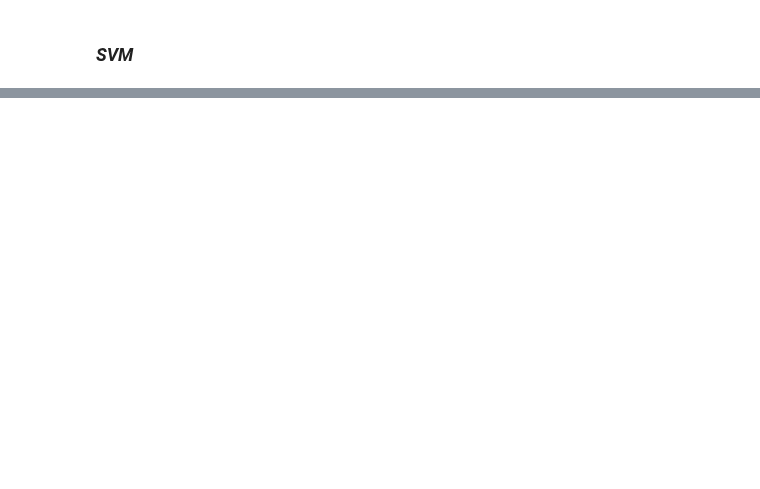
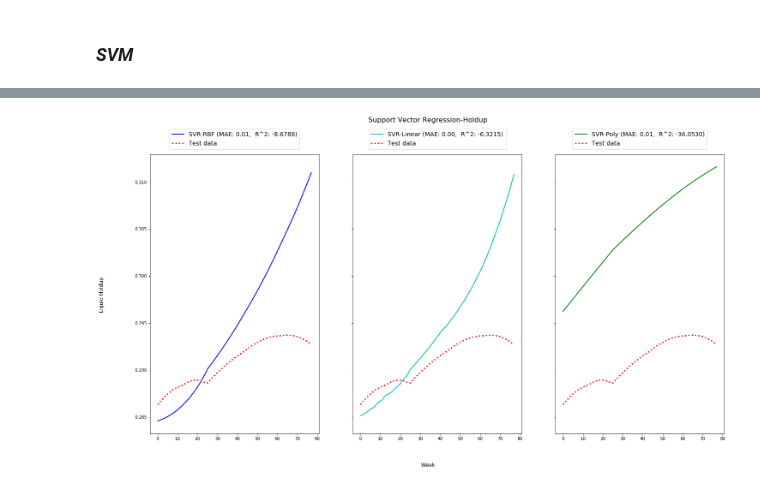
Before and after one commit to d8veone/Shale_well_Machine_Learning, a Jupyter notebook: Well_prediction.ipynb, the cells around one changed output, grey strips where cells are left out. Cells and saved outputs as stored; diff of their text form; code cells hidden in the pictures; blank space fills up the shorter version.

```diff
--- a/Well_prediction.ipynb
+++ b/Well_prediction.ipynb
@@ -289,0 +302,16 @@ Name: FINAPRESS, Length: 78, dtype: float64
+# %%
+hol_svr_rbf = svm.SVR(kernel='rbf', C=0.5, gamma=0.0045, epsilon=0.007)
+hol_svr_lin = svm.SVR(kernel='linear', C=0.1, gamma=0.001, epsilon=0.001)
+hol_svr_poly = svm.SVR(kernel='poly',gamma=0.01, degree=3, epsilon=.01,
+               coef0=0.1)
+
+svrs = [hol_svr_rbf, hol_svr_lin, hol_svr_poly]
+for i in range(len(svrs)):
+    cross_valuations(svrs[i],
+                 X_hol_train0,
+                 y_hol_train0,
+                 10,
+                 "neg_mean_absolute_error", "MAE:",
+                 "neg_root_mean_squared_error", "RMSE:",
+                 "r2", "R^2:"
+                 )
@@ -289,0 +332,13 @@ Name: FINAPRESS, Length: 78, dtype: float64
+# %%
+three_svr_plot(hol_svr_rbf, "SVR-RBF",
+               hol_svr_lin, "SVR-Linear",
+               hol_svr_poly, "SVR-Poly",
+               X_hol_train0,
+               y_hol_train0,
+               X_hol_test0,
+               y_hol_test0,
+               "Week",
+               "Liquid Holdup",
+               "Support Vector Regression-Holdup")
+# %% [output]
+[figure, added]
```
Also changed, not shown: parts of 14 cells of this notebook.
